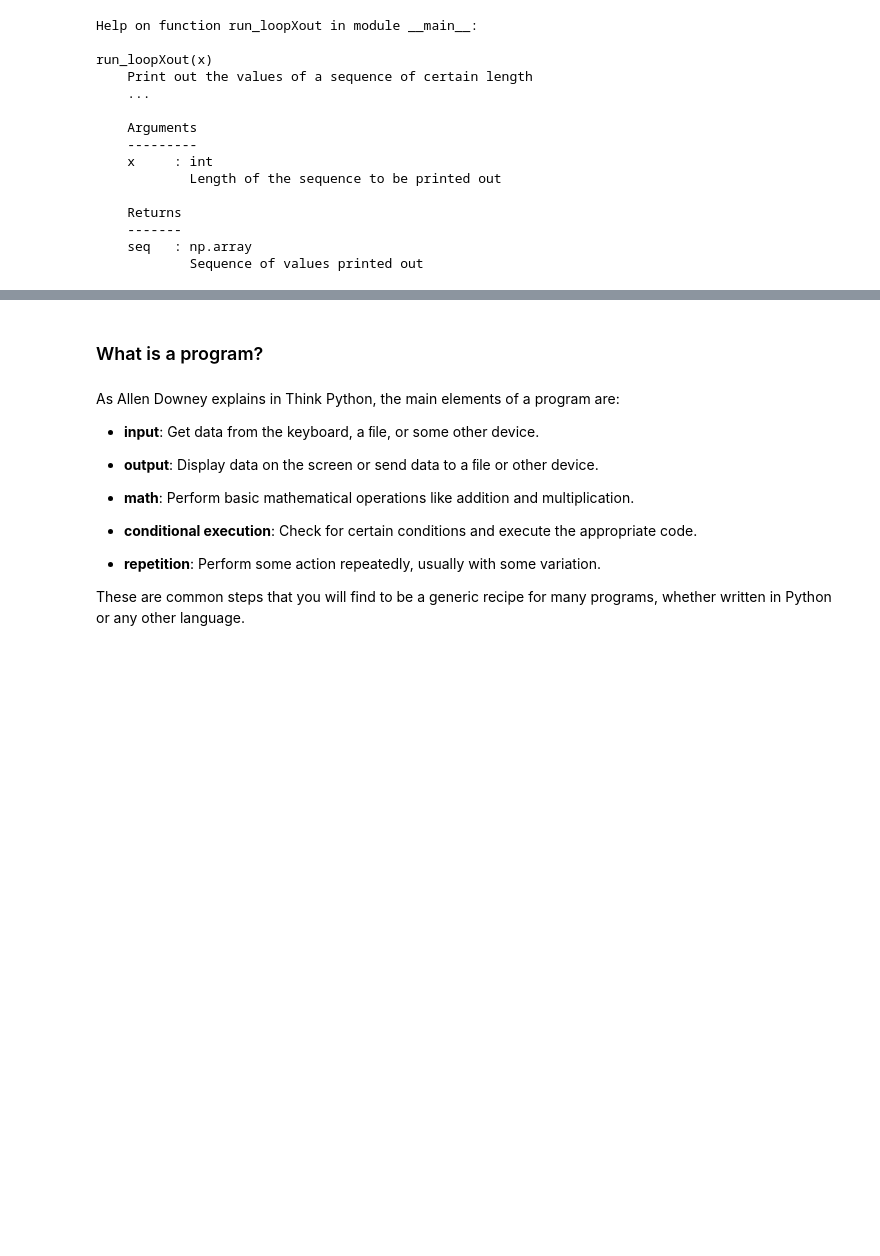
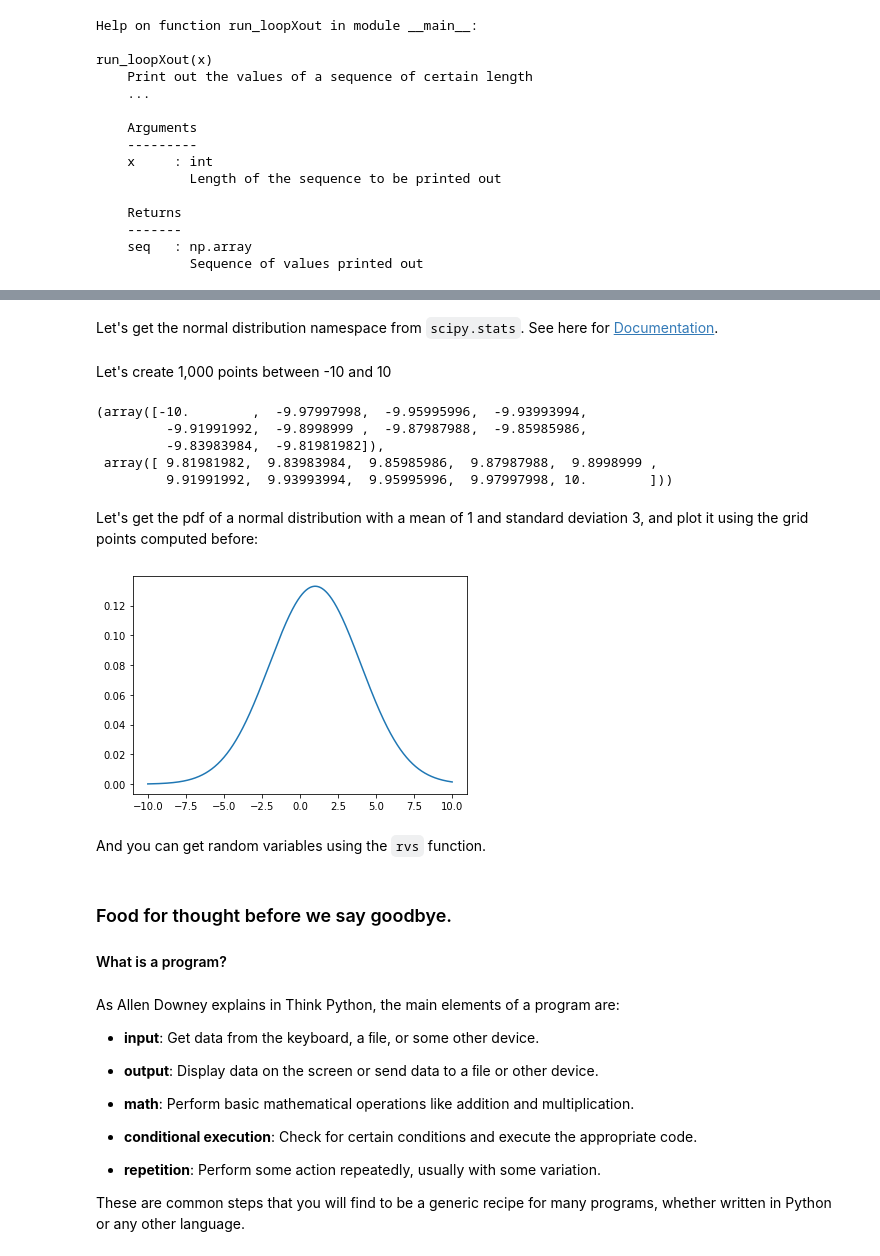
Before and after one commit to trivikverma/researchgroup, a Jupyter notebook: content/courses/epa1316-2020/labs/lab_00.ipynb, the cells around one changed output, grey strips where cells are left out. Saved outputs shown, nothing was run; the diff lists cells and outputs as text; code cells hidden in the pictures; blank space fills up the shorter version.

```diff
--- a/content/courses/epa1316-2020/labs/lab_00.ipynb
+++ b/content/courses/epa1316-2020/labs/lab_00.ipynb
@@ -811,0 +1081,2 @@ Write a properly documented function with the following behaviour:
+# %% [markdown]
+Let's get the normal distribution namespace from `scipy.stats`. See here for [Documentation](https://docs.scipy.org/doc/scipy/reference/generated/scipy.stats.norm.html).
@@ -812,5 +1085,26 @@ Write a properly documented function with the following behaviour:
+# %% [markdown]
+Let's create 1,000 points between -10 and 10
+# %%
+x = np.linspace(-10, 10, 1000) # linspace() returns evenly-spaced numbers over a specified interval
+x[0:10], x[-10:]
+# %% [output]
+(array([-10.        ,  -9.97997998,  -9.95995996,  -9.93993994,
+         -9.91991992,  -9.8998999 ,  -9.87987988,  -9.85985986,
+         -9.83983984,  -9.81981982]),
+ array([ 9.81981982,  9.83983984,  9.85985986,  9.87987988,  9.8998999 ,
+         9.91991992,  9.93993994,  9.95995996,  9.97997998, 10.        ]))
+# %% [markdown]
+Let's get the pdf of a normal distribution with a mean of 1 and standard deviation 3, and plot it using the grid points computed before:
+# %%
+pdf_x = norm.pdf(x, 1, 3)
+plt.plot(x, pdf_x);
+# %% [output]
+[figure, added]
+# %% [markdown]
+And you can get random variables using the `rvs` function.
 # %% [markdown]
-### What is a program?
+### Food for thought before we say goodbye.
+#### What is a program?
 # %% [markdown]
 As Allen Downey explains in Think Python, the main elements of a program are:
 
```
Also changed, not shown: parts of 174 cells of this notebook, 9 other files.
